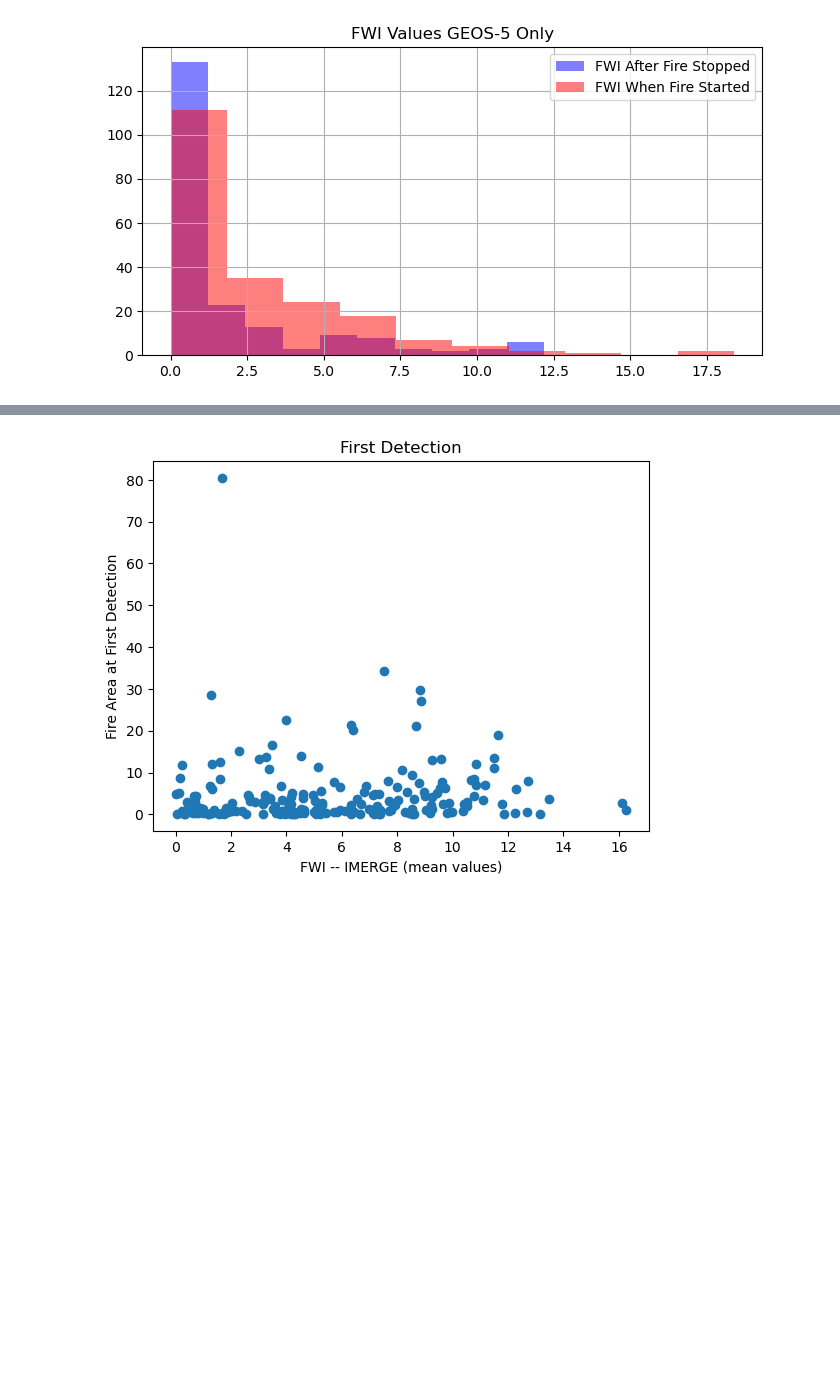
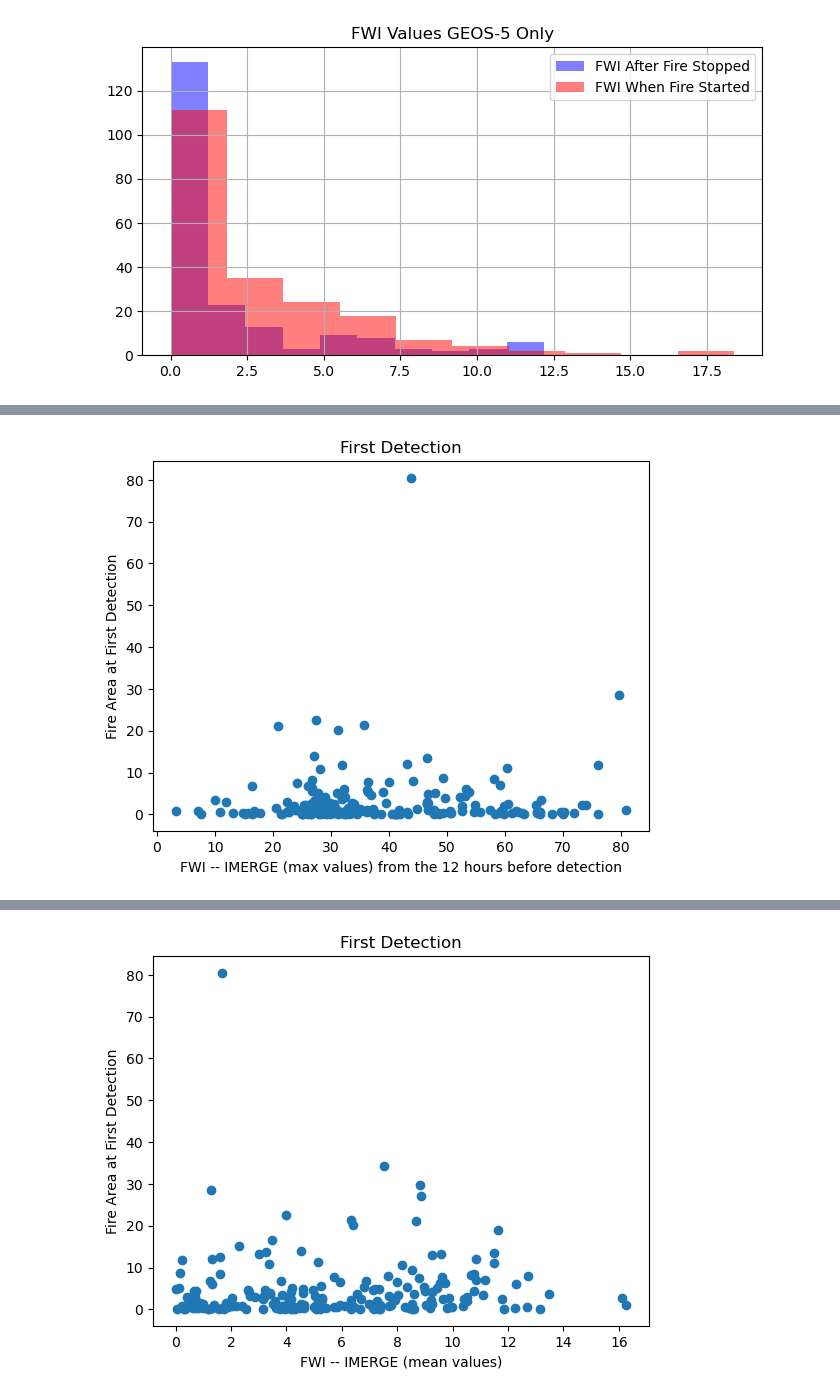
Before and after one commit to mccabete/fwiVis, a Jupyter notebook: notebooks/model_of_fireline_exploratory.ipynb, the cells around one changed output, grey strips where cells are left out. Saved outputs shown, nothing was run; the diff lists cells and outputs as text; code cells hidden in the pictures; blank space fills up the shorter version.

```diff
--- a/notebooks/model_of_fireline_exploratory.ipynb
+++ b/notebooks/model_of_fireline_exploratory.ipynb
@@ -692,0 +697,15 @@ plt.show()
+# %%
+post_fr_fl['GEOS-5.IMERGEARLY_shifted'] = post_fr_fl.groupby("fireID")['GEOS-5.IMERGEARLY'].shift(1)
+
+plt.scatter(post_fr_fl[post_fr_fl.is_ig == True]['GEOS-5.IMERGEARLY_shifted'], post_fr_fl[post_fr_fl.is_ig == True].farea)
+#post_fr[post_fr.is_ext == True]['FWI'].hist(color = "blue", alpha = 0.5, label = "FWI After Fire Stopped")
+#post_fr[post_fr.is_ig == True]['FWI'].hist(figsize=(8, 4), color = "red", alpha = 0.5, label = "FWI When Fire Started")
+#plt.legend()
+plt.ylabel("Fire Area at First Detection")
+plt.xlabel("FWI -- IMERGE (max values) from the 12 hours before detection")
+plt.title("First Detection")
+# Display the plot
+#plt.savefig(os.path.abspath("exploratory_figs/igs_fwi_vs_farea_scatter_IMERGE.png"))
+plt.show()
+# %% [output]
+[figure, added]
```
Also changed, not shown: parts of 5 cells of this notebook, 6 other files.
